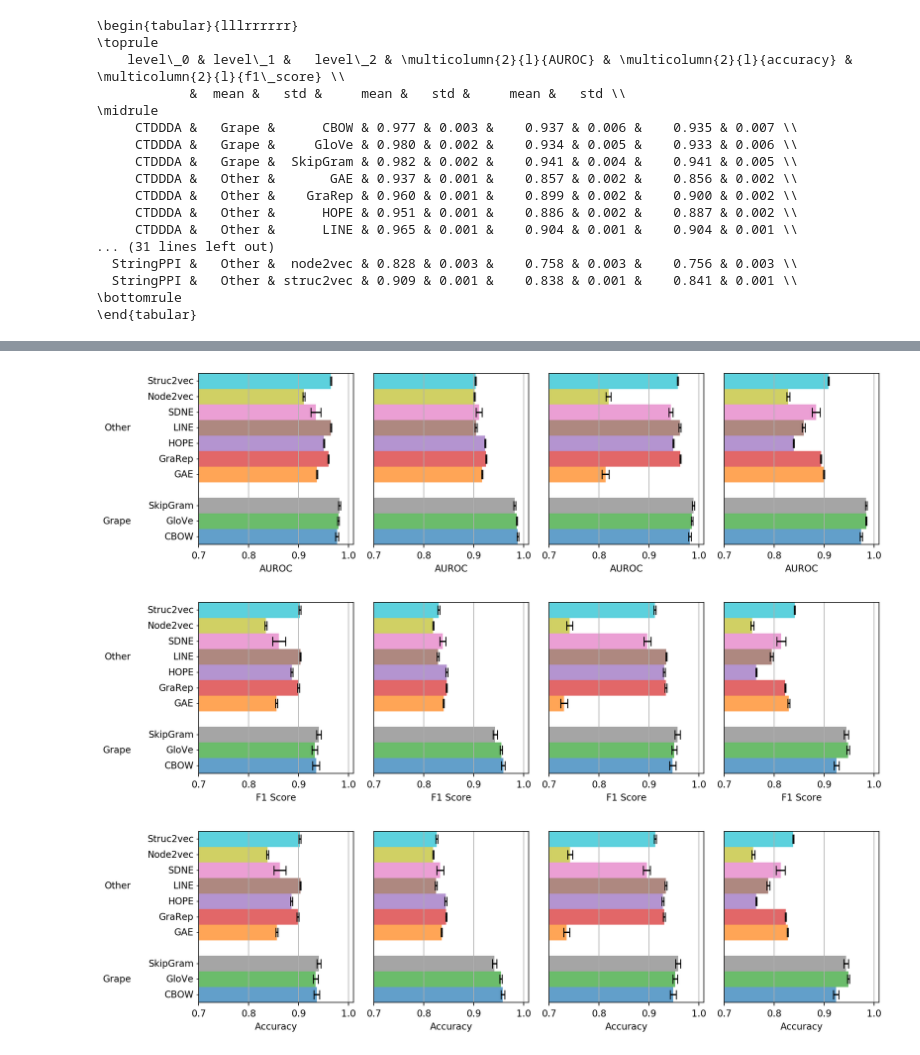
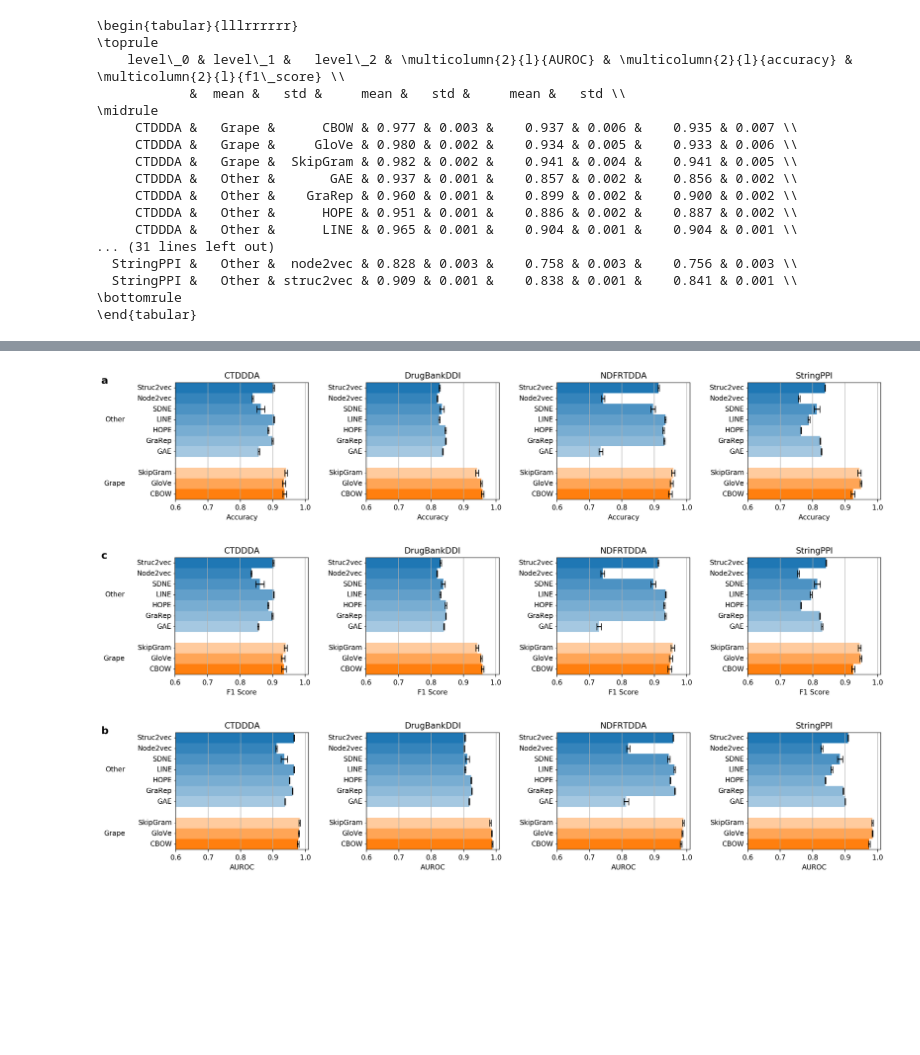
Before and after one commit to LucaCappelletti94/embiggen_experiments, a Jupyter notebook: yue_comparisons/Barplots.ipynb, the cells around one changed output, grey strips where cells are left out. Saved outputs shown, nothing was run; the diff lists cells and outputs as text; code cells hidden in the pictures; blank space fills up the shorter version.

Commit message:
Added barplots

```diff
--- a/yue_comparisons/Barplots.ipynb
+++ b/yue_comparisons/Barplots.ipynb
@@ -138,20 +122,56 @@ _ = barplots(
-# %%
-_ = barplots(
-    all_results,
-    height=3,
-    min_value=0.7,
-    subplots=True,
-    path='zoomed_comparison_barplots/{feature}.png',
-    orientation="horizontal",
-    use_multiprocessing=False,
-    show_legend=False,
-    unique_minor_labels=True,
-    show_title=False,
-    alphas={
-        "Other": 0.7
-    }
-)
-# %% [output]
-[figure, removed]
-[figure, removed]
-[figure, removed]
+# %%
+figures, axes = barplots(
+    all_results,
+    height=4,
+    subplots=True,
+    path='comparison_barplots/link_prediction_with_title_{feature}.png',
+    orientation="horizontal",
+    use_multiprocessing=False,
+    show_legend=False,
+    #unique_minor_labels=True,
+    letters={
+        "AUROC":"b",
+        "accuracy":"a",
+        "f1_score":"c"
+    },
+    colors={
+        "CBOW": "tab:orange",
+        "SkipGram": "tab:orange",
+        "GloVe": "tab:orange",
+
+        "struc2vec": "tab:blue",
+        "node2vec": "tab:blue",
+        "GAE": "tab:blue",
+        "GraRep": "tab:blue",
+        "HOPE": "tab:blue",
+        "LINE": "tab:blue",
+        "SDNE": "tab:blue",
+
+        "SplineCNN": "tab:purple",
+        "ASGCN": "tab:purple",
+        "GCNII": "tab:purple"
+    },
+    alphas={
+        "CBOW": 1.0,
+        "GloVe": 0.7,
+        "SkipGram": 0.4,
+
+        "struc2vec": 1.0,
+        "node2vec": 0.9,
+        "SDNE": 0.8,
+        "LINE": 0.7,
+        "HOPE": 0.6,
+        "GraRep": 0.5,
+        "GAE": 0.4,
+
+        "SplineCNN": 1.0,
+        "ASGCN": 0.7,
+        "GCNII": 0.4,
+    },
+    #show_title=False,
+    min_value=0.6,
+)
+# %% [output]
+[figure, added]
+[figure, added]
+[figure, added]
```
Also changed, not shown: parts of 2 cells of this notebook, 18 other files.
